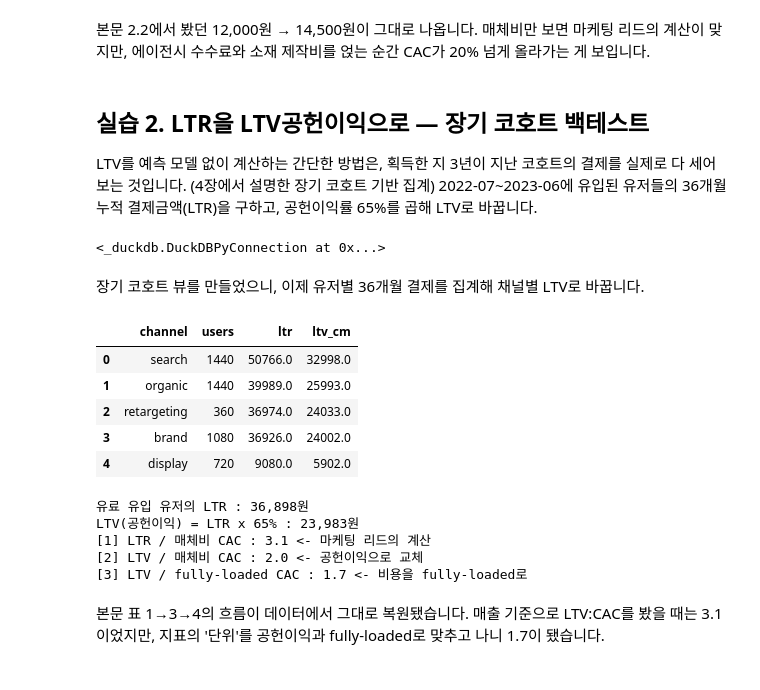
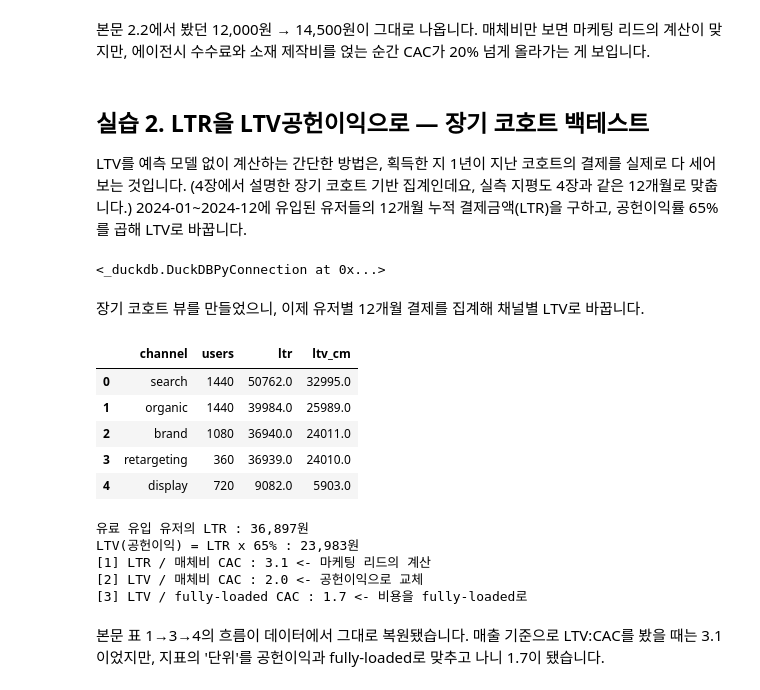
Before and after one commit to duilee/data_analysis_101, a Jupyter notebook: chapters/07_ROAS가_220인데_왜_우리는_적자예요/unit_economics.ipynb, the cells around one changed output. Drawn from its saved outputs; the diff is of its cells as text; code cells hidden in the pictures.

```diff
--- a/chapters/07_ROAS가_220인데_왜_우리는_적자예요/unit_economics.ipynb
+++ b/chapters/07_ROAS가_220인데_왜_우리는_적자예요/unit_economics.ipynb
@@ -95,7 +95,8 @@ fully-loaded CAC : 14,500원 (+21%)
 # %% [markdown]
 ## 실습 2. LTR을 LTV공헌이익으로 — 장기 코호트 백테스트
 
-LTV를 예측 모델 없이 계산하는 간단한 방법은, 획득한 지 3년이 지난 코호트의 결제를
-실제로 다 세어보는 것입니다. (4장에서 설명한 장기 코호트 기반 집계) 2022-07~2023-06에
-유입된 유저들의 36개월 누적 결제금액(LTR)을 구하고, 공헌이익률 65%를 곱해 LTV로 바꿉니다.
+LTV를 예측 모델 없이 계산하는 간단한 방법은, 획득한 지 1년이 지난 코호트의 결제를
+실제로 다 세어보는 것입니다. (4장에서 설명한 장기 코호트 기반 집계인데요, 실측 지평도
+4장과 같은 12개월로 맞춥니다.) 2024-01~2024-12에 유입된 유저들의 12개월 누적
+결제금액(LTR)을 구하고, 공헌이익률 65%를 곱해 LTV로 바꿉니다.
 # %%
@@ -109,33 +110,33 @@ con.execute("""
 # %% [output]
 <_duckdb.DuckDBPyConnection at 0x...>
 # %% [markdown]
-장기 코호트 뷰를 만들었으니, 이제 유저별 36개월 결제를 집계해 채널별 LTV로 바꿉니다.
+장기 코호트 뷰를 만들었으니, 이제 유저별 12개월 결제를 집계해 채널별 LTV로 바꿉니다.
 # %%
 ltv = con.execute(f"""
-    WITH rev AS (  -- 유저별 36개월 누적 결제금액 (미결제 유저는 0)
-      SELECT m.channel, m.user_id, COALESCE(SUM(p.amount_krw), 0) AS ltr_36m
+    WITH rev AS (  -- 유저별 12개월 누적 결제금액 (미결제 유저는 0)
+      SELECT m.channel, m.user_id, COALESCE(SUM(p.amount_krw), 0) AS ltr_12m
       FROM mature m
       LEFT JOIN payments p
         ON p.user_id = m.user_id
-       AND p.payment_date < m.cohort_month + INTERVAL 36 MONTH
+       AND p.payment_date < m.cohort_month + INTERVAL 12 MONTH
       GROUP BY 1, 2
     )
     SELECT channel
          , COUNT(*) AS users
-         , ROUND(AVG(ltr_36m)) AS ltr
-         , ROUND(AVG(ltr_36m) * {CM_RATIO}) AS ltv_cm
+         , ROUND(AVG(ltr_12m)) AS ltr
+         , ROUND(AVG(ltr_12m) * {CM_RATIO}) AS ltv_cm
     FROM rev
     GROUP BY channel
     ORDER BY ltv_cm DESC
 """).df()
 ltv
 # %% [output]
 |  | channel | users | ltr | ltv_cm |
-| 0 | search | 1440 | 50766.0 | 32998.0 |
-| 1 | organic | 1440 | 39989.0 | 25993.0 |
-| 2 | retargeting | 360 | 36974.0 | 24033.0 |
-| 3 | brand | 1080 | 36926.0 | 24002.0 |
-| 4 | display | 720 | 9080.0 | 5902.0 |
+| 0 | search | 1440 | 50762.0 | 32995.0 |
+| 1 | organic | 1440 | 39984.0 | 25989.0 |
+| 2 | brand | 1080 | 36940.0 | 24011.0 |
+| 3 | retargeting | 360 | 36939.0 | 24010.0 |
+| 4 | display | 720 | 9082.0 | 5903.0 |
 # %%
 paid_ltr = ltv[ltv.channel != "organic"].pipe(  # 채널 LTR의 유저 수 가중 평균
     lambda d: (d.ltr * d.users).sum() / d.users.sum())
@@ -148,7 +149,7 @@ print(f"[1] LTR / 매체비 CAC : {r1:.1f} <- 마케팅 리드의 계산")
 print(f"[2] LTV / 매체비 CAC : {r2:.1f} <- 공헌이익으로 교체")
 print(f"[3] LTV / fully-loaded CAC : {r3:.1f} <- 비용을 fully-loaded로")
 # %% [output]
-유료 유입 유저의 LTR : 36,898원
+유료 유입 유저의 LTR : 36,897원
 LTV(공헌이익) = LTR x 65% : 23,983원
 [1] LTR / 매체비 CAC : 3.1 <- 마케팅 리드의 계산
 [2] LTV / 매체비 CAC : 2.0 <- 공헌이익으로 교체
```
Also changed, not shown: parts of 11 cells of this notebook, 8 other files.
